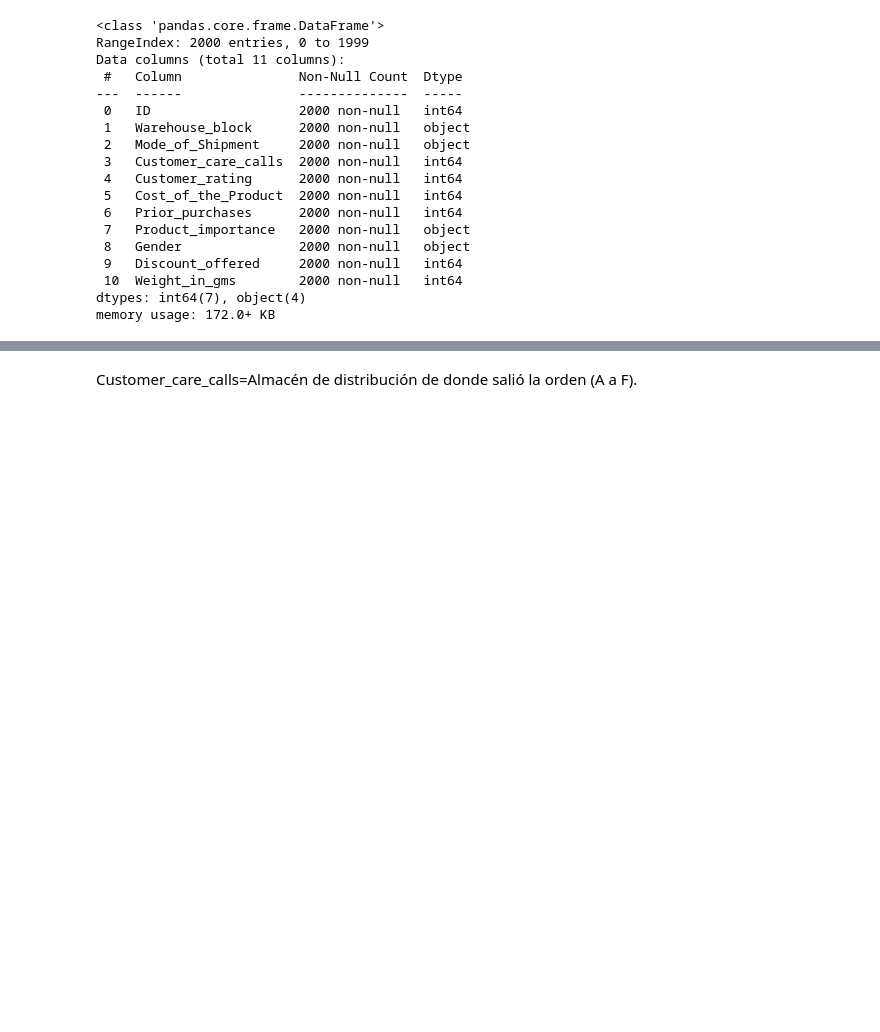
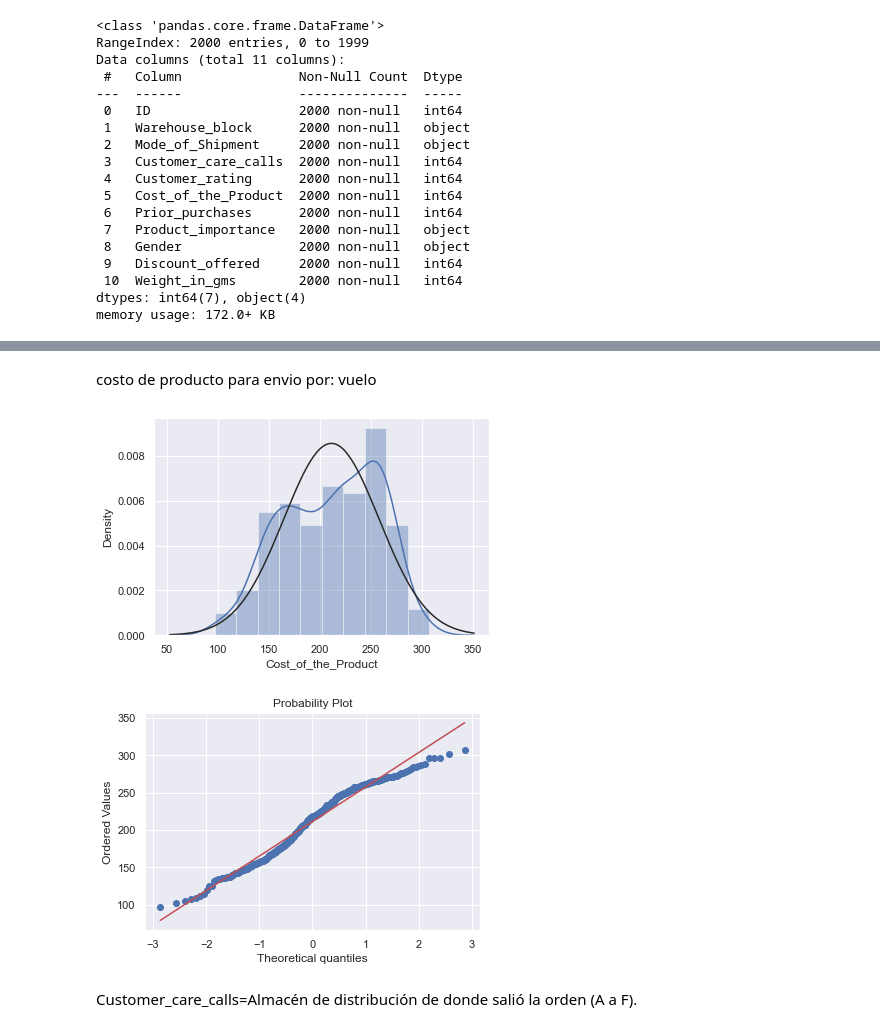
Before and after one commit to bparedes21/Logistica_para_el_Comercio_Mundial, a Jupyter notebook: Exploring-the-data.ipynb, the cells around one changed output, grey strips where cells are left out. Cells and saved outputs as stored; diff of their text form; code cells hidden in the pictures; blank space fills up the shorter version.

```diff
--- a/Exploring-the-data.ipynb
+++ b/Exploring-the-data.ipynb
@@ -50,2 +114,11 @@ Commerce_csv.describe()
+# %% [markdown]
+costo de producto para envio por: vuelo
+# %%
+sns.distplot(gategoria_Flight['Cost_of_the_Product'], fit = norm)
+fig = plt.figure()
+res = stats.probplot(gategoria_Flight['Cost_of_the_Product'], plot = plt)
+# %% [output]
+[figure, added]
+[figure, added]
 # %% [markdown]
 Customer_care_calls=Almacén de distribución de donde salió la orden (A a F).
```
Also changed, not shown: parts of 13 cells of this notebook, 2 other files.
